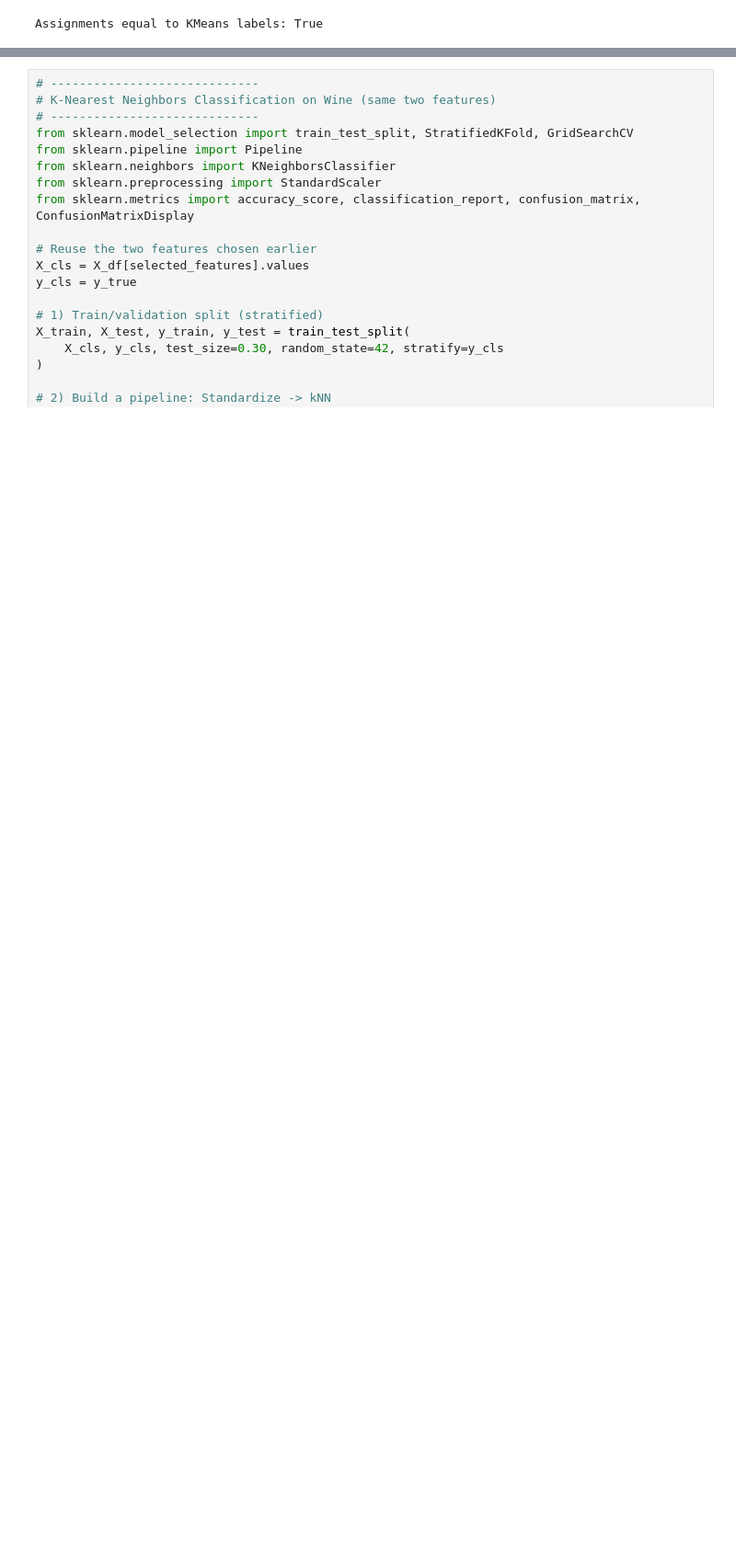
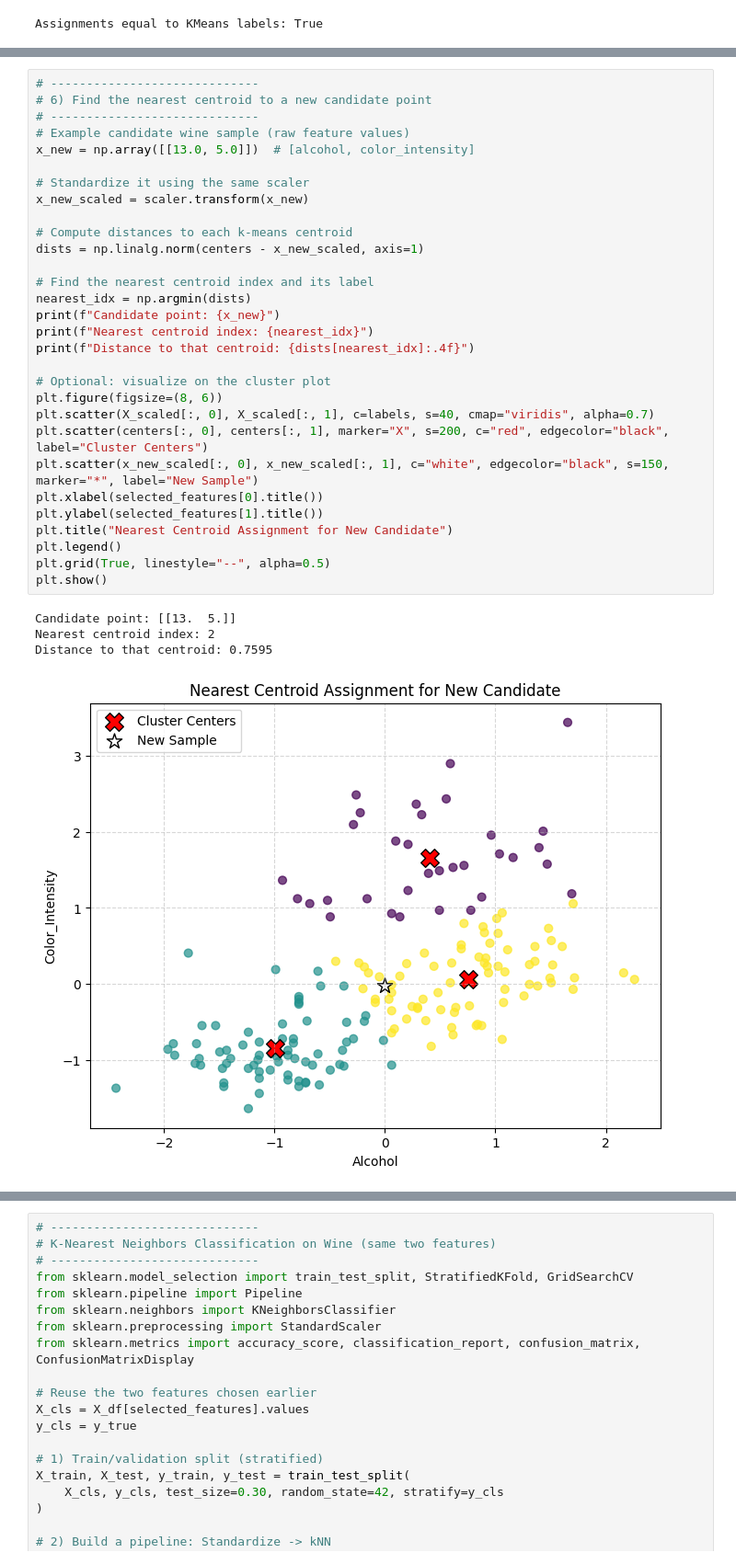
Before and after one commit to BillJr99/Ursinus-CS477, a Jupyter notebook: files/notebooks/K_Means_Clustering_and_Nearest_Neighbors.ipynb, the cells around one changed output, grey strips where cells are left out. Shown at 92% size. Drawn from its saved outputs; the diff is of its cells as text; blank space fills up the shorter version.

Commit message:
Nearest neighbor

```diff
--- a/files/notebooks/K_Means_Clustering.ipynb
+++ b/files/notebooks/K_Means_Clustering_and_Nearest_Neighbors.ipynb
@@ -373,0 +374,35 @@ Identify the nearest neighbors to a candidate test node, and have them vote upon
+# %%
+# -----------------------------
+# 6) Find the nearest centroid to a new candidate point
+# -----------------------------
+# Example candidate wine sample (raw feature values)
+x_new = np.array([[13.0, 5.0]])  # [alcohol, color_intensity]
+
+# Standardize it using the same scaler
+x_new_scaled = scaler.transform(x_new)
+
+# Compute distances to each k-means centroid
+dists = np.linalg.norm(centers - x_new_scaled, axis=1)
+
+# Find the nearest centroid index and its label
+nearest_idx = np.argmin(dists)
+print(f"Candidate point: {x_new}")
+print(f"Nearest centroid index: {nearest_idx}")
+print(f"Distance to that centroid: {dists[nearest_idx]:.4f}")
+
+# Optional: visualize on the cluster plot
+plt.figure(figsize=(8, 6))
+plt.scatter(X_scaled[:, 0], X_scaled[:, 1], c=labels, s=40, cmap="viridis", alpha=0.7)
+plt.scatter(centers[:, 0], centers[:, 1], marker="X", s=200, c="red", edgecolor="black", label="Cluster Centers")
+plt.scatter(x_new_scaled[:, 0], x_new_scaled[:, 1], c="white", edgecolor="black", s=150, marker="*", label="New Sample")
+plt.xlabel(selected_features[0].title())
+plt.ylabel(selected_features[1].title())
+plt.title("Nearest Centroid Assignment for New Candidate")
+plt.legend()
+plt.grid(True, linestyle="--", alpha=0.5)
+plt.show()
+# %% [output]
+Candidate point: [[13.  5.]]
+Nearest centroid index: 2
+Distance to that centroid: 0.7595
+[figure, added]
```
Also changed, not shown: parts of 3 cells of this notebook.
